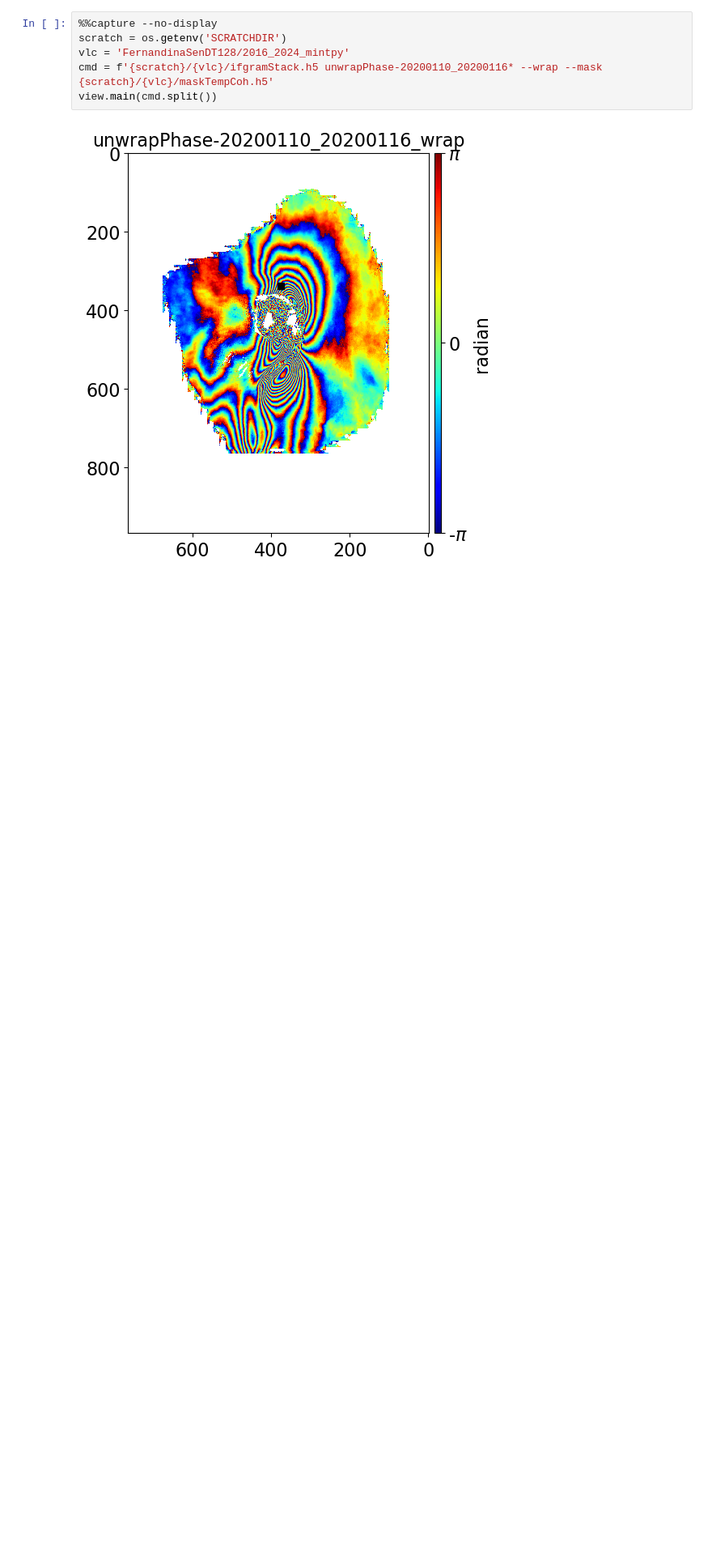
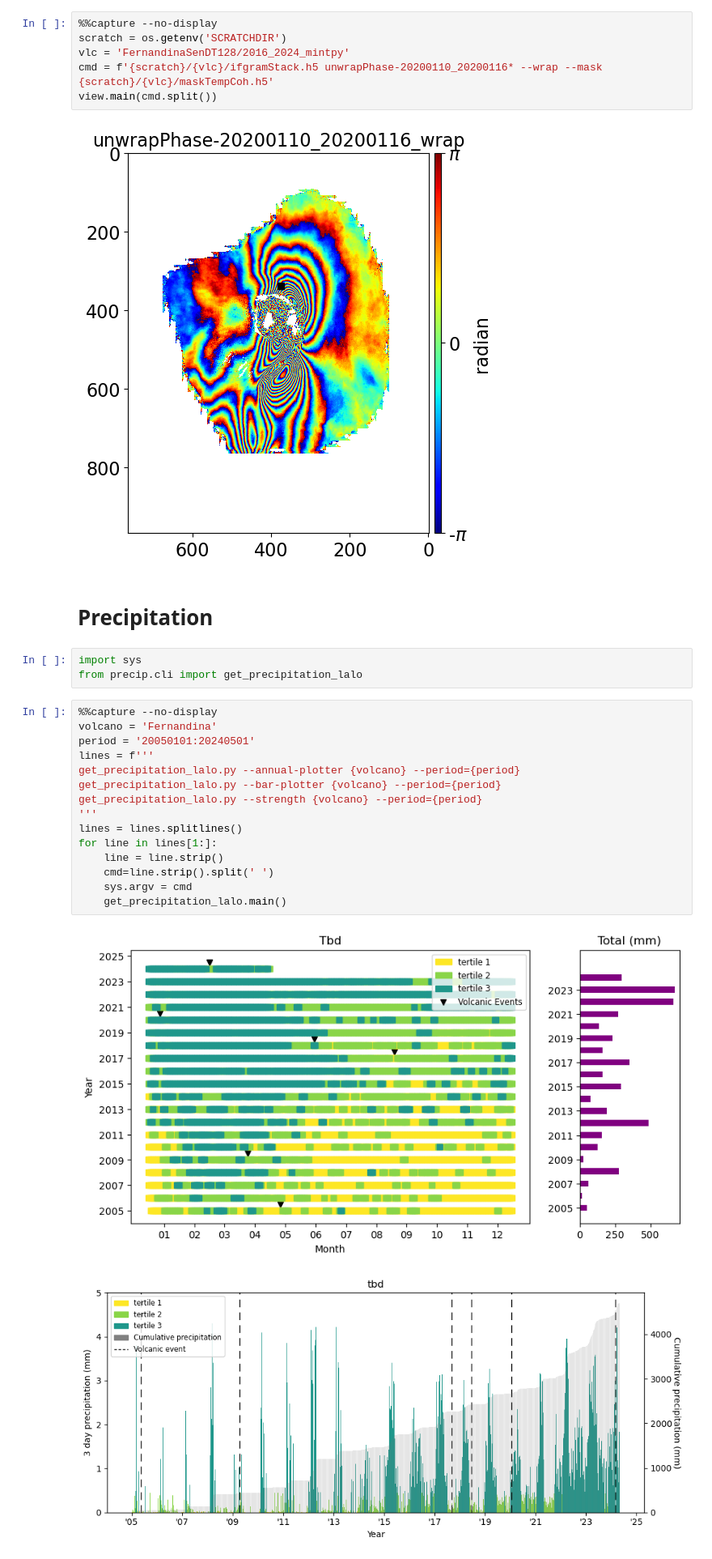
Before and after one commit to geodesymiami/PlotData-notebooks, a Jupyter notebook: Galapagos.ipynb, the cells around one changed output. Shown at 81% size. Drawn from its saved outputs; the diff is of its cells as text; blank space fills up the shorter version.

```diff
--- a/Galapagos.ipynb
+++ b/Galapagos.ipynb
@@ -89,3 +89,26 @@ cmd = f'{scratch}/{vlc}/ifgramStack.h5 unwrapPhase-20200110_20200116* --wrap --m
 view.main(cmd.split())
 # %% [output]
 [figure]
+# %% [markdown]
+# Precipitation
+# %%
+import sys
+from precip.cli import get_precipitation_lalo
+# %%
+%%capture --no-display
+volcano = 'Fernandina'
+period = '20050101:20240501'
+lines = f'''
+get_precipitation_lalo.py --annual-plotter {volcano} --period={period}
+get_precipitation_lalo.py --bar-plotter {volcano} --period={period}
+get_precipitation_lalo.py --strength {volcano} --period={period}
+'''
+lines = lines.splitlines()
+for line in lines[1:]:
+    line = line.strip()
+    cmd=line.strip().split(' ')
+    sys.argv = cmd
+    get_precipitation_lalo.main()
+# %% [output]
+[figure, added]
+[figure, added]
```
Also changed, not shown: parts of 1 cell of this notebook.
